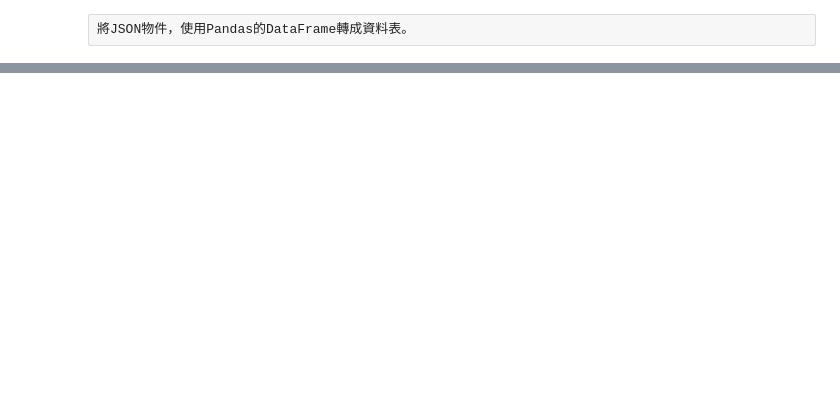
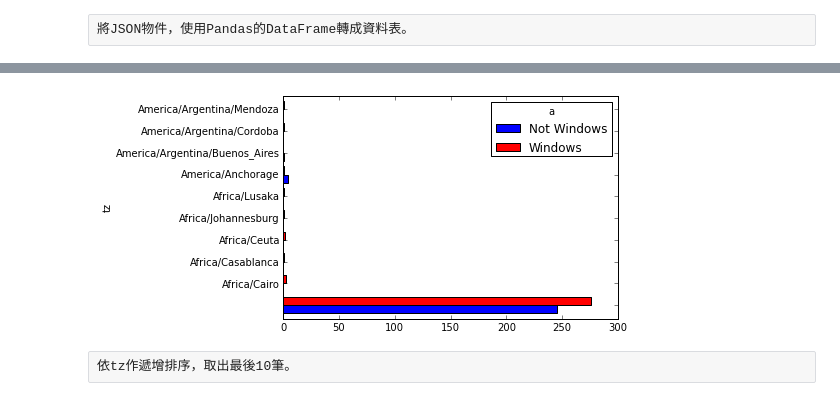
Before and after one commit to wesm/pydata-book, a Jupyter notebook: Ch02.ipynb, the cells around one changed output, grey strips where cells are left out. Drawn from its saved outputs; the diff is of its cells as text; code cells hidden in the pictures; blank space fills up the shorter version.

```diff
--- a/Ch02.ipynb
+++ b/Ch02.ipynb
@@ -61,0 +123,8 @@ plt.plot([1,2,3]);
+# %%
+by_tz_os = cframe.groupby(['tz',operating_system]);
+agg_counts = by_tz_os.size().unstack().fillna(0);
+agg_counts[:10].plot(kind='barh');
+# %% [output]
+[figure, added]
+# %% [raw]
+依tz作遞增排序，取出最後10筆。
```
Also changed, not shown: parts of 32 cells of this notebook.
